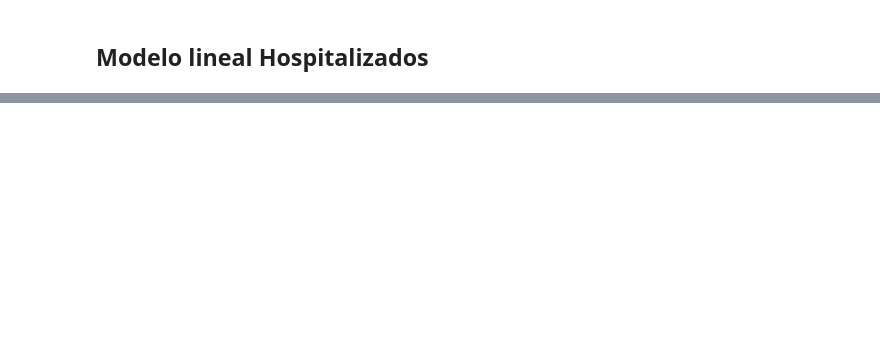
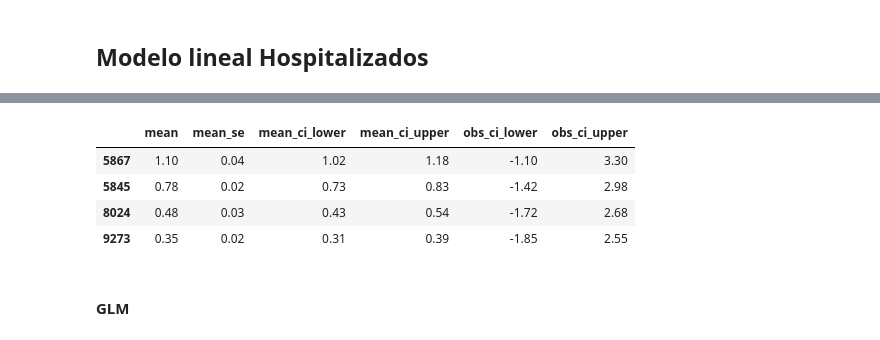
Before and after one commit to TFM-BigData-COVID19/BUILDING_DATABASE, a Jupyter notebook: TFM_Analisis_Movilidad.ipynb, the cells around one changed output, grey strips where cells are left out. Saved outputs shown, nothing was run; the diff lists cells and outputs as text; code cells hidden in the pictures; blank space fills up the shorter version.

```diff
--- a/TFM_Analisis_Movilidad.ipynb
+++ b/TFM_Analisis_Movilidad.ipynb
@@ -2329,7 +2088,0 @@ Generalized Linear Model Regression Results
-# %%
-import statsmodels.api as sm
-data = sm.datasets.scotland.load()
-data.exog = sm.add_constant(data.exog)
-gamma_model = sm.GLM(data.endog, data.exog, family=sm.families.Gamma())
-gamma_results = gamma_model.fit()
-print(gamma_results.summary())
@@ -2426,0 +2221,13 @@ print("%2.4f%%" % (diff*100))
+# %%
+X = df_uci_.iloc[:,1:(len(df_uci_.columns)-1)]
+#X = X.drop(['parks'], axis=1)
+y = df_uci_['uci'] # confirmados totales
+
+X_train, X_test, y_train, y_test = train_test_split(
+                                        X,
+                                        y.values.reshape(-1,1),
+                                        train_size   = 0.8,
+                                        random_state = 1234,
+                                        shuffle      = True
+                                    )
+X.head(5)
@@ -2426,0 +2241,7 @@ print("%2.4f%%" % (diff*100))
+# %%
+# Creación del modelo utilizando matrices como en scikitlearn
+# ==============================================================================
+X_train = sm.add_constant(X_train, prepend=True)
+model_ols_uci = sm.OLS(endog=y_train, exog=X_train,)
+model_ols_uci = model_ols_uci.fit()
+print(model_ols_uci.summary())
@@ -2426,0 +2278,13 @@ print("%2.4f%%" % (diff*100))
+# %%
+# Predicciones con intervalo de confianza del 95%
+# ==============================================================================
+predicciones = model_ols_uci.get_prediction(exog = X_train).summary_frame(alpha=0.05)
+predicciones.head(4)
+# %% [output]
+|  | mean | mean_se | mean_ci_lower | mean_ci_upper | obs_ci_lower | obs_ci_upper |
+| 5867 | 1.10 | 0.04 | 1.02 | 1.18 | -1.10 | 3.30 |
+| 5845 | 0.78 | 0.02 | 0.73 | 0.83 | -1.42 | 2.98 |
+| 8024 | 0.48 | 0.03 | 0.43 | 0.54 | -1.72 | 2.68 |
+| 9273 | 0.35 | 0.02 | 0.31 | 0.39 | -1.85 | 2.55 |
+# %% [markdown]
+#### GLM
```
Also changed, not shown: parts of 67 cells of this notebook.
